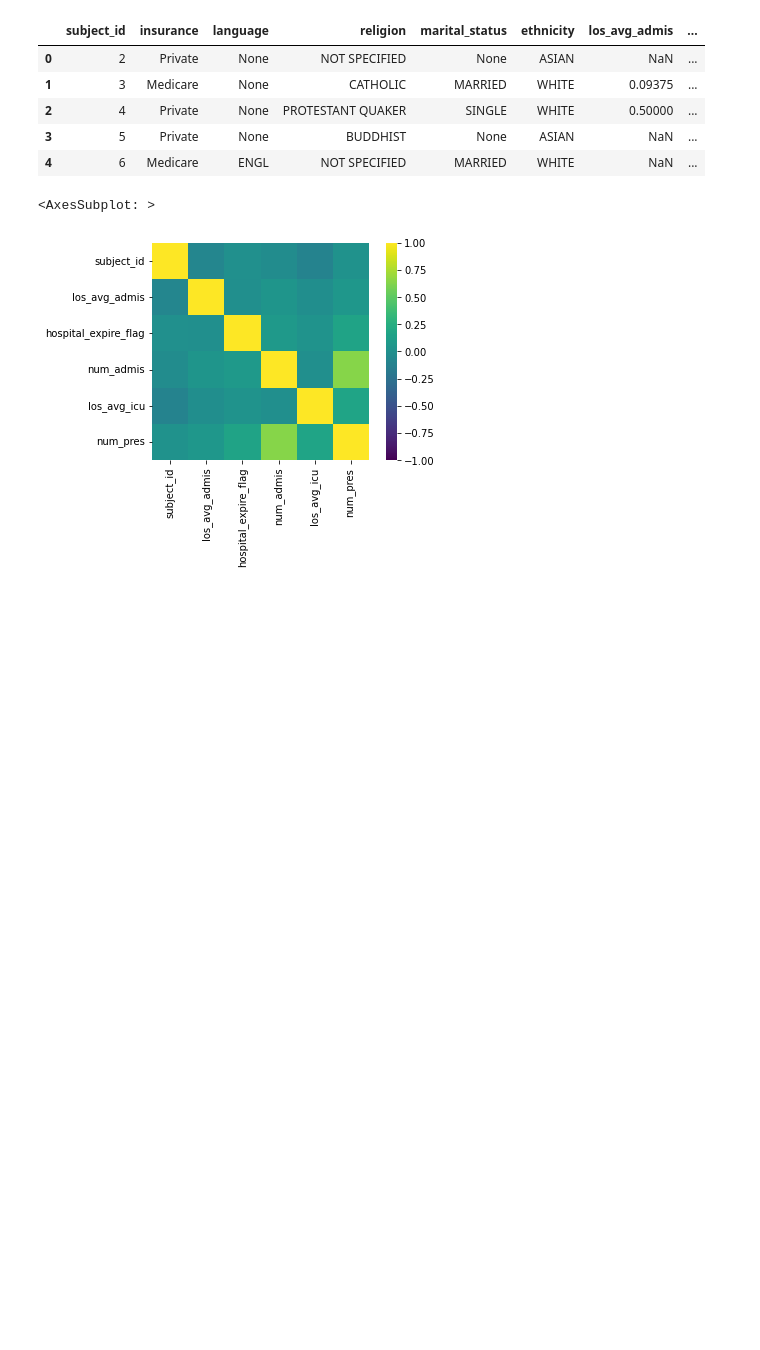
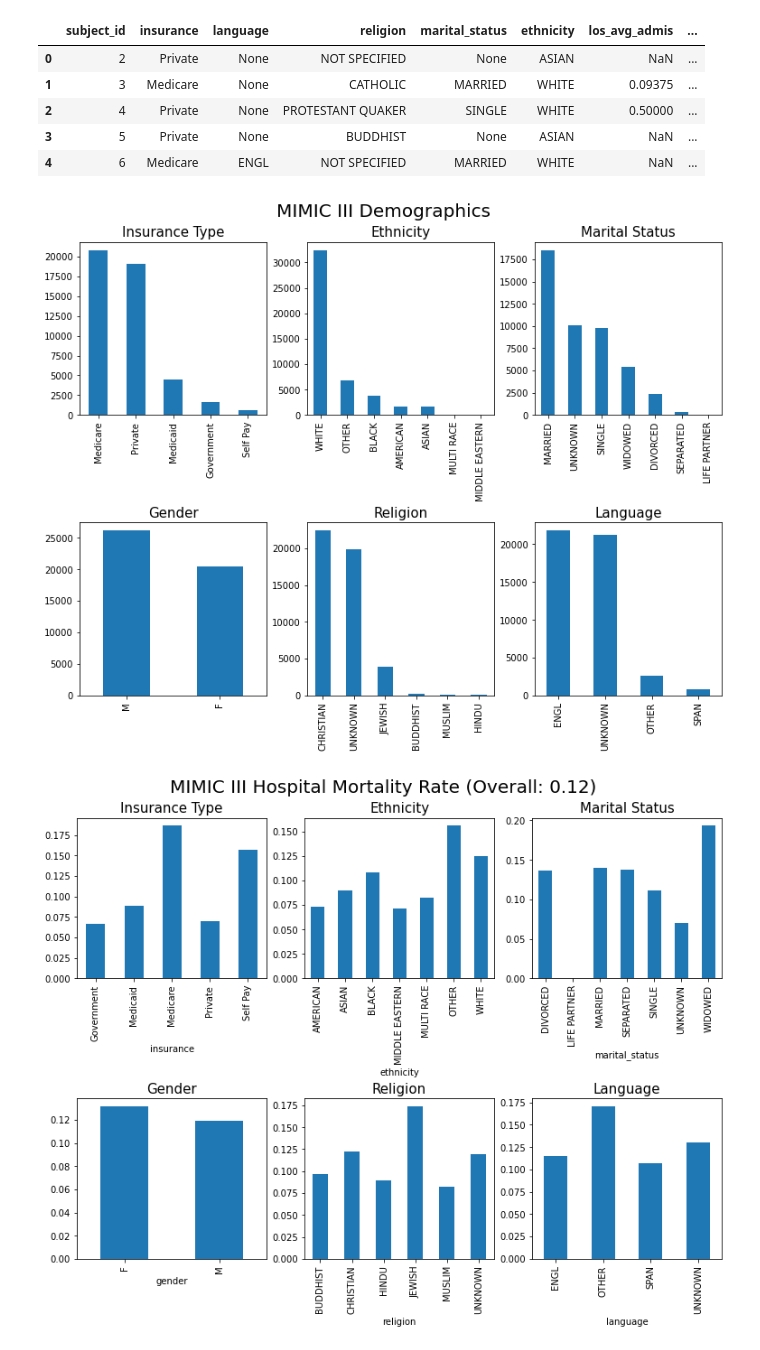
Before and after one commit to lottiewolf/NYCDSA_MIMIC_III, a Jupyter notebook: mimicIII_demographics.ipynb, the cells around one changed output. Drawn from its saved outputs; the diff is of its cells as text; code cells hidden in the pictures; blank space fills up the shorter version.

Commit message:
created fnc for plotting

```diff
--- a/mimicIII_demographics.ipynb
+++ b/mimicIII_demographics.ipynb
@@ -67,10 +67,11 @@ df_demographics = (
     .drop(columns=['row_id'])
 )
 
-#look at length of stay - admissions table (edouttime - edregtime), average per patient
+#length of stay - admissions table (edouttime - edregtime), average per patient
 df_admissions['edregtime']=pd.to_datetime(df_admissions['edregtime'])
 df_admissions['edouttime']=pd.to_datetime(df_admissions['edouttime'])
-df_admissions['los'] = list(map(lambda d: d/timedelta(days=1), (df_admissions['edouttime']-df_admissions['edregtime'])))
+df_admissions['los'] = list(map(lambda d: d/timedelta(days=1),
+                                (df_admissions['edouttime']-df_admissions['edregtime'])))
 df_los_avg = (
     df_admissions
     .groupby('subject_id')
@@ -204,12 +205,3 @@ df.head()
 | 2 | 4 | Private | None | PROTESTANT QUAKER | SINGLE | WHITE | 0.50000 | ... |
 | 3 | 5 | Private | None | BUDDHIST | None | ASIAN | NaN | ... |
 | 4 | 6 | Medicare | ENGL | NOT SPECIFIED | MARRIED | WHITE | NaN | ... |
-# %%
-
-#look at correlation matrix for final dataframe
-correlation_matrix = df.corr(method='pearson')
-sns.heatmap(correlation_matrix, vmax=1.0, vmin=-1.0,square=True, cmap='viridis')
-#correlation_matrix
-# %% [output]
-<AxesSubplot: >
-[figure, removed]
@@ -274,27 +287,12 @@ plt.show()
-# %%
-#calculate overall mortality rate
-mort_rate = df.hospital_expire_flag.mean()
-
-fig = plt.figure(layout='constrained')
-fig.suptitle('MIMIC III Hospital Mortality Rate (Overall: '+str(round(mort_rate,2))+')', fontsize=20)
-plt.rcParams["figure.figsize"] = (10.5, 8.5)
-ax1 = fig.add_subplot(2,3,1)
-ax1 = df.groupby('insurance').hospital_expire_flag.mean().plot(kind='bar')
-ax1.set_title('by Insurance Type', fontsize = 15)
-ax2 = fig.add_subplot(2,3,2)
-ax2 = df.groupby('ethnicity').hospital_expire_flag.mean().plot(kind='bar')
-ax2.set_title('by Ethnicity', fontsize = 15)
-ax3 = fig.add_subplot(2,3,3)
-ax3 = df.groupby('marital_status').hospital_expire_flag.mean().plot(kind='bar')
-ax3.set_title('by Marital Status', fontsize = 15)
-ax4 = fig.add_subplot(2,3,4)
-ax4 = df.groupby('gender').hospital_expire_flag.mean().plot(kind='bar')
-ax4.set_title('by Gender', fontsize = 15)
-ax5 = fig.add_subplot(2,3,5)
-ax5 = df.groupby('religion').hospital_expire_flag.mean().plot(kind='bar')
-ax5.set_title('by Religion', fontsize = 15)
-ax5 = fig.add_subplot(2,3,6)
-ax5 = df.groupby('language').hospital_expire_flag.mean().plot(kind='bar')
-ax5.set_title('by Language', fontsize = 15)
-plt.show()
+# %%
+#Plot group demographics
+group_plots('MIMIC III Demographics', 'count')
+
+#Plot groups with mortality rate
+mort_rate = df.hospital_expire_flag.mean()
+mort_title = 'MIMIC III Hospital Mortality Rate (Overall: '+str(round(mort_rate,2))+')'
+group_plots(mort_title, 'hospital_expire_flag')
+# %% [output]
+[figure, added]
+[figure, added]
 # %%
```
Also changed, not shown: parts of 11 cells of this notebook.
